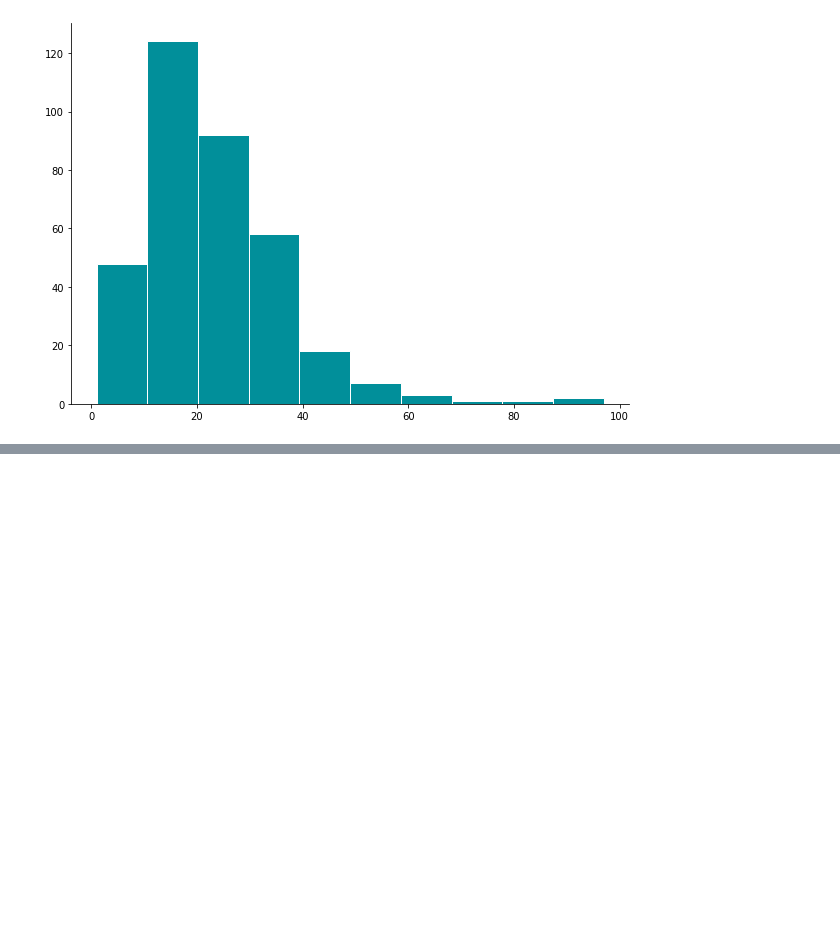
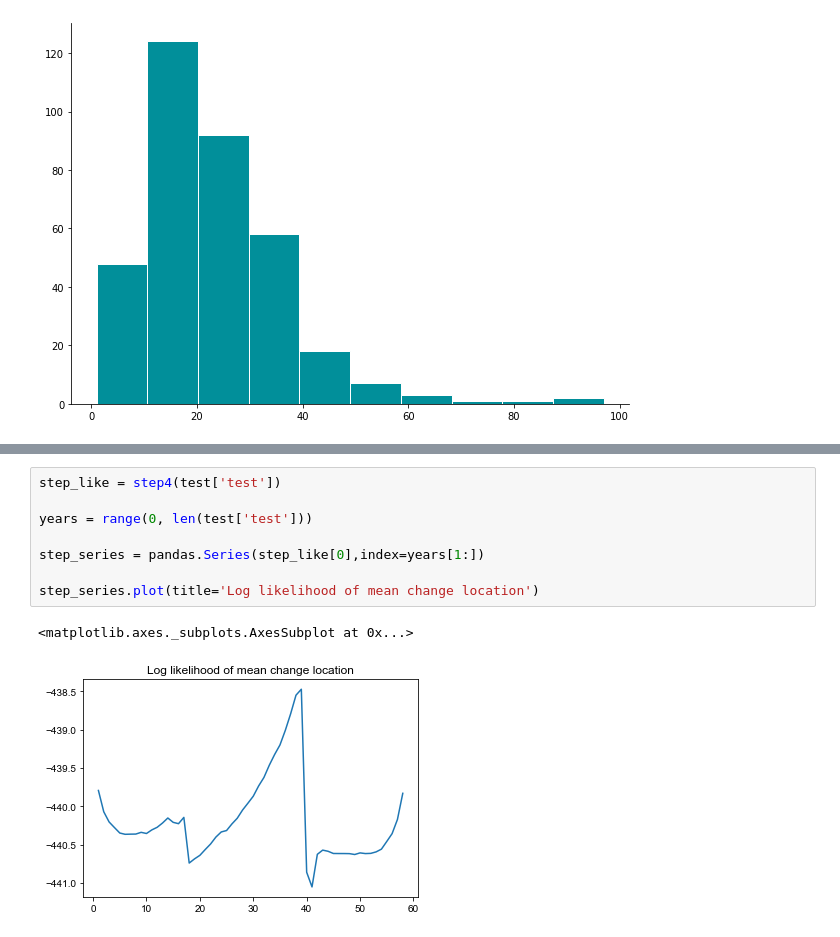
Before and after one commit to Paulthibaud/change-Point-model, a Jupyter notebook: SNCF_TGV-Copy1.ipynb, the cells around one changed output, grey strips where cells are left out. Saved outputs shown, nothing was run; the diff lists cells and outputs as text; blank space fills up the shorter version.

```diff
--- a/SNCF_TGV-Copy1.ipynb
+++ b/SNCF_TGV-Copy1.ipynb
@@ -424,0 +475,11 @@ PARIS EST  :  Nombre de trains annulés
+# %%
+step_like = step4(test['test'])
+
+years = range(0, len(test['test']))
+
+step_series = pandas.Series(step_like[0],index=years[1:])
+
+step_series.plot(title='Log likelihood of mean change location')
+# %% [output]
+<matplotlib.axes._subplots.AxesSubplot at 0x...>
+[figure, added]
```
Also changed, not shown: parts of 6 cells of this notebook, 2 other files.
